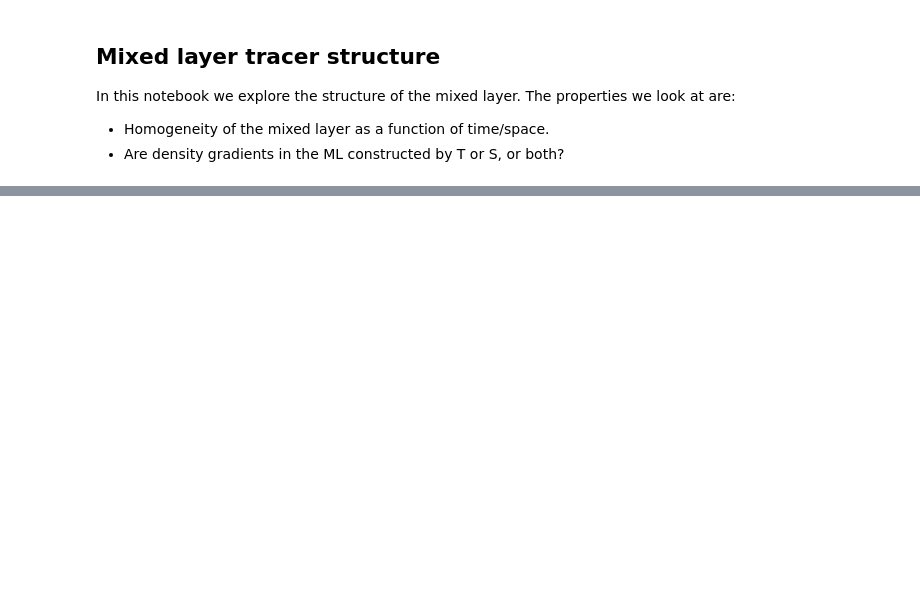
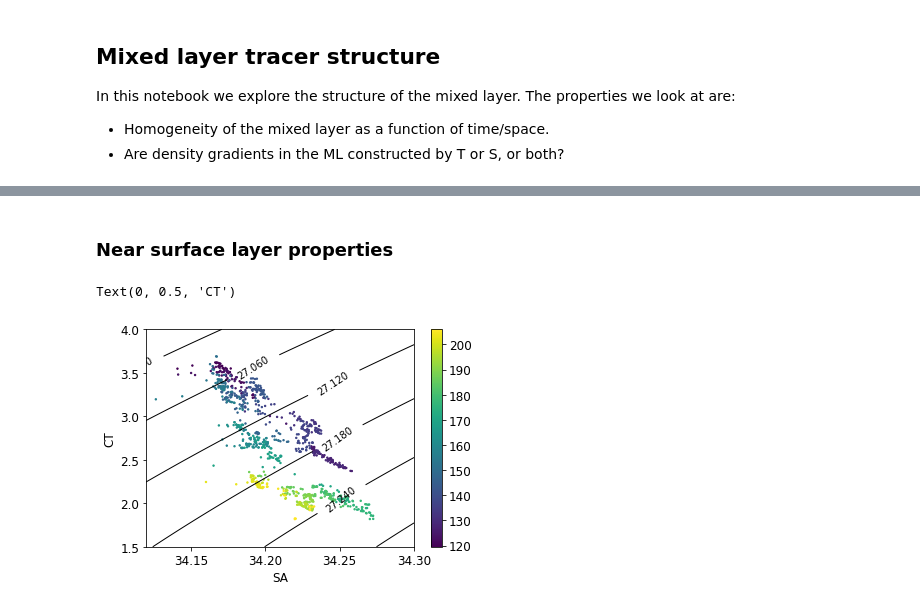
Before and after one commit to dhruvbalwada/sogos, a Jupyter notebook: notebooks/notebooks_variability_paper/mixed_layer_structure.ipynb, the cells around one changed output, grey strips where cells are left out. Saved outputs shown, nothing was run; the diff lists cells and outputs as text; code cells hidden in the pictures; blank space fills up the shorter version.

```diff
--- a/notebooks/notebooks_variability_paper/mixed_layer_structure.ipynb
+++ b/notebooks/notebooks_variability_paper/mixed_layer_structure.ipynb
@@ -18,0 +108,25 @@ ds_660_grid = xr.open_dataset('data/ctd_660_vert_binned_27_june_2021.nc')
+# %% [markdown]
+### Near surface layer properties
+# %%
+SA_lin = np.linspace(34.0, 34.3, 51)
+CT_lin = np.linspace(1.5, 4, 51)
+
+[SA_grid, CT_grid] = np.meshgrid(SA_lin, CT_lin)
+
+rho_grid = gsw.sigma0(SA_grid, CT_grid)
+# %%
+
+CS = plt.contour(SA_lin, CT_lin, rho_grid, linewidths=1, colors='k')
+plt.clabel(CS, inline=1, fontsize=10)
+plt.scatter(ds_660_grid.SA.sel(ctd_pressure=slice(10,50)).mean('ctd_pressure'),
+            ds_660_grid.CT.sel(ctd_pressure=slice(10,50)).mean('ctd_pressure'),
+            s=2.,
+            c=ds_660_grid.days.sel(ctd_pressure=slice(10,50)).mean('ctd_pressure'))
+plt.colorbar()
+
+plt.xlim([34.12, 34.3])
+plt.xlabel('SA')
+plt.ylabel('CT')
+# %% [output]
+Text(0, 0.5, 'CT')
+[figure, added]
```
Also changed, not shown: parts of 46 cells of this notebook, 10 other files.
